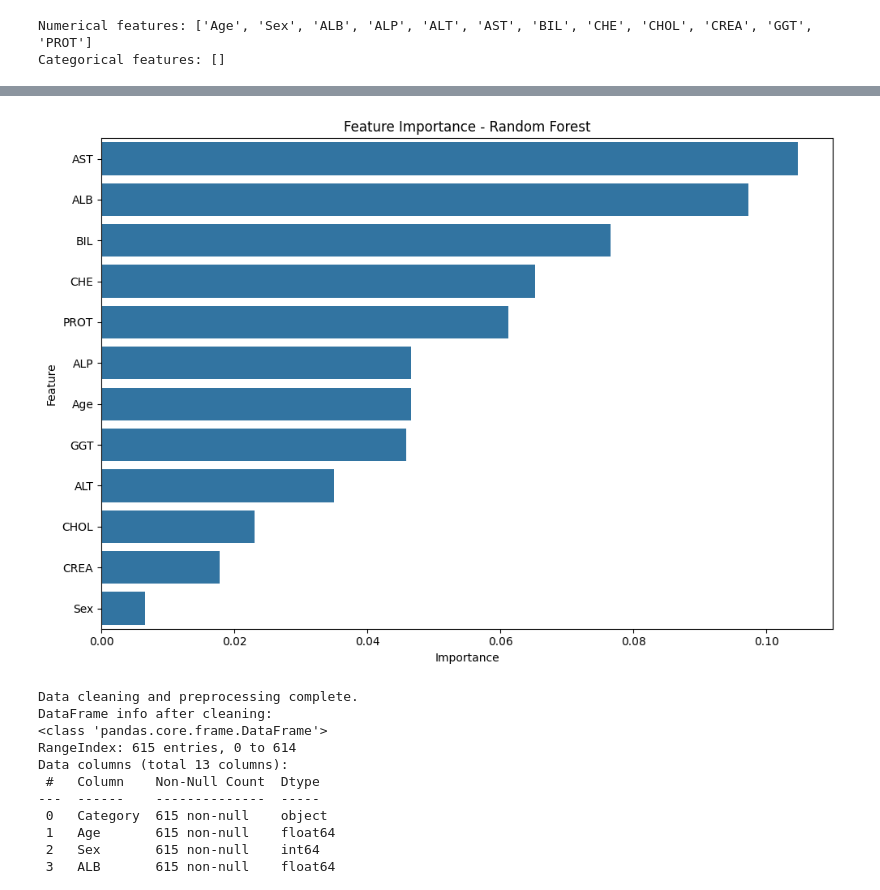
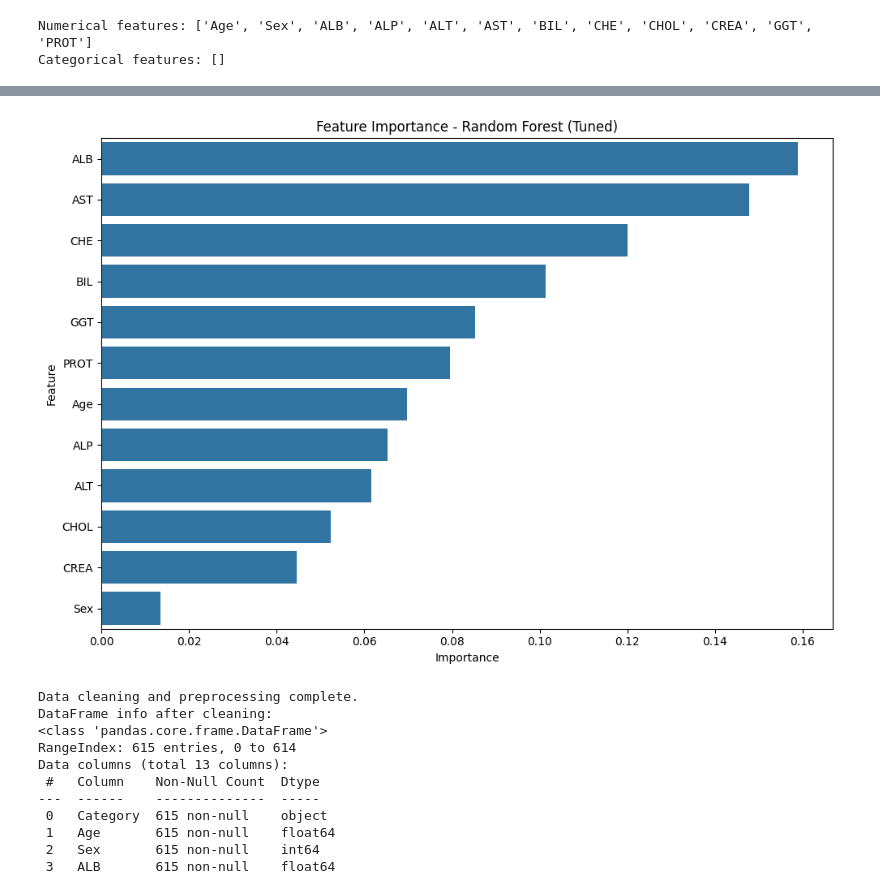
Before and after one commit to triasitepu/data_science, a Jupyter notebook: notebooks/HCV_DATA_UAS.ipynb, the cells around one changed output, grey strips where cells are left out. Cells and saved outputs as stored; diff of their text form; code cells hidden in the pictures.

```diff
--- a/notebooks/HCV_DATA_UAS.ipynb
+++ b/notebooks/HCV_DATA_UAS.ipynb
@@ -498,51 +583,54 @@ Random Forest model saved as random_forest_smote.pkl
 # %%
 import matplotlib.pyplot as plt
 import seaborn as sns
 import pandas as pd
-from sklearn.ensemble import RandomForestClassifier
-from sklearn.model_selection import train_test_split
-from sklearn.preprocessing import StandardScaler
+import numpy as np
 
-if 'pipeline_rf' in locals() and 'X_train' in locals():
-    # Dapatkan model Random Forest dari dalam pipeline
-    rf_model = pipeline_rf.named_steps['model']
+# ===============================
+# AMBIL MODEL RANDOM FOREST TERLATIH
+# ===============================
+rf_model = best_rf.named_steps['model']
 
-    # Dapatkan feature importances
-    importances = rf_model.feature_importances_
+# ===============================
+# FEATURE IMPORTANCE
+# ===============================
+importances = rf_model.feature_importances_
 
-    # Buat DataFrame untuk visualisasi
-    feature_names = X_train.columns.tolist() # Ensure X_train.columns is used correctly for feature names
-    # Hapus 'Unnamed: 0' jika masih ada di feature_names
-    if 'Unnamed: 0' in feature_names:
-        # Find the index of 'Unnamed: 0'
-        idx_unnamed = feature_names.index('Unnamed: 0')
-        # Remove from feature_names list
-        feature_names.pop(idx_unnamed)
-        # Remove the corresponding importance value
-        importances = list(importances)
-        importances.pop(idx_unnamed)
-        importances = np.array(importances)
+# ===============================
+# FEATURE NAMES
+# ===============================
+feature_names = X_train.columns.tolist()
 
-    feature_importance_df = pd.DataFrame({
-        'Feature': feature_names,
-        'Importance': importances
-    })
+# Hapus kolom Unnamed jika ada
+if 'Unnamed: 0' in feature_names:
+    idx = feature_names.index('Unnamed: 0')
+    feature_names.pop(idx)
+    importances = np.delete(importances, idx)
 
-    # Urutkan berdasarkan importance
-    feature_importance_df = feature_importance_df.sort_values(by='Importance', ascending=False)
+# ===============================
+# DATAFRAME
+# ===============================
+feature_importance_df = pd.DataFrame({
+    "Feature": feature_names,
+    "Importance": importances
+}).sort_values(by="Importance", ascending=False)
 
-    # Plot feature importance
-    plt.figure(figsize=(10, 7))
-    sns.barplot(x='Importance', y='Feature', data=feature_importance_df)
-    plt.title('Feature Importance - Random Forest')
-    plt.xlabel('Importance')
-    plt.ylabel('Feature')
-    plt.tight_layout()
-    plt.show()
-else:
-    print("Model Random Forest (pipeline_rf) atau data training (X_train) belum tersedia.")
+# ===============================
+# VISUALISASI
+# ===============================
+plt.figure(figsize=(10, 7))
+sns.barplot(
+    data=feature_importance_df,
+    x="Importance",
+    y="Feature"
+)
+plt.title("Feature Importance - Random Forest (Tuned)")
+plt.xlabel("Importance")
+plt.ylabel("Feature")
+plt.tight_layout()
+plt.show()
 # %% [output]
-[figure, old version]
+[figure, new version]
 # %%
 import pandas as pd
 from sklearn.preprocessing import LabelEncoder
```
Also changed, not shown: parts of 9 cells of this notebook, 7 other files.
